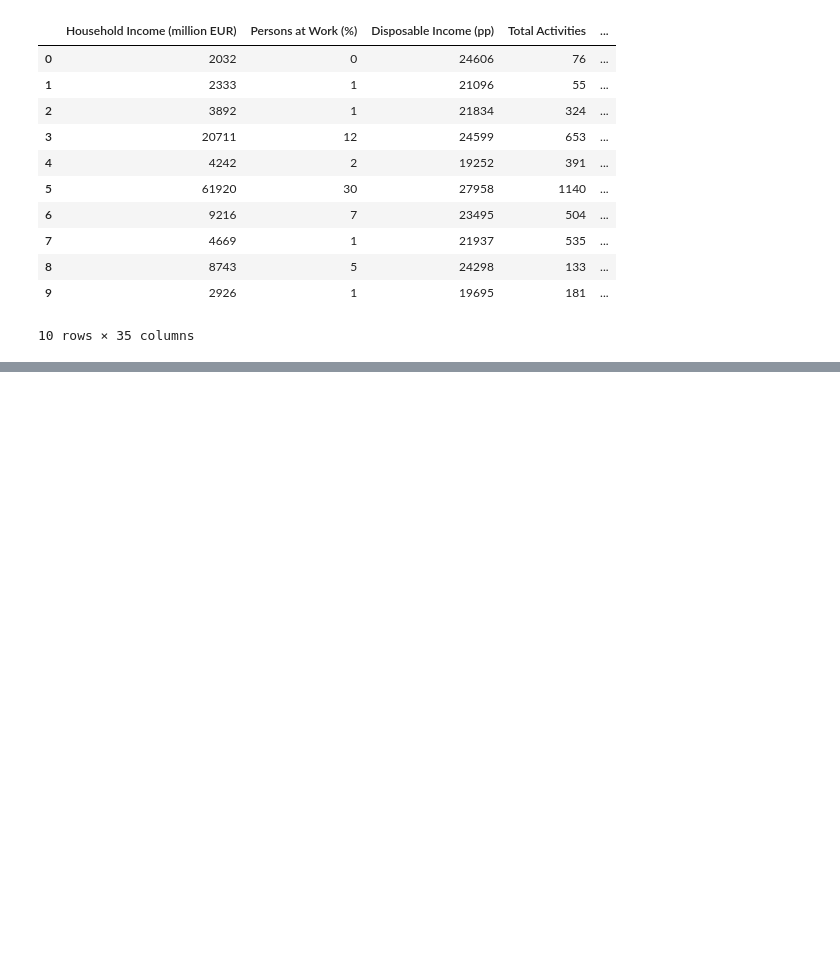
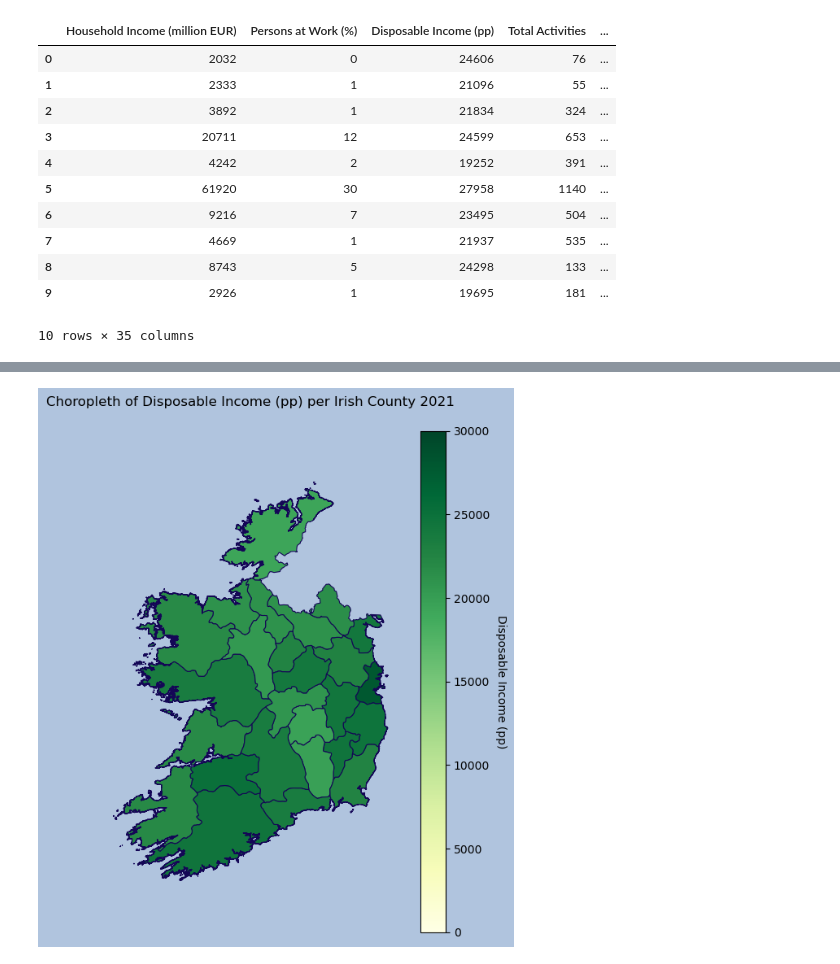
Before and after one commit to sbs22014/CA1_TourismIreland_MscDA, a Jupyter notebook: Data Clean and Merge for Project - 1.ipynb, the cells around one changed output, grey strips where cells are left out. Cells and saved outputs as stored; diff of their text form; code cells hidden in the pictures; blank space fills up the shorter version.

Commit message:
Update report and notebook with choropleths which have titles and colour bar legends

```diff
--- a/Data Clean and Merge for Project - 1.ipynb
+++ b/Data Clean and Merge for Project - 1.ipynb
@@ -1844,0 +1836,27 @@ ax.axis('off')
+# %%
+# Re-plot with title and colour bar legend text
+
+#Range of variable you use as map color (lowest to highest)
+vmin, vmax = 0, 30000
+
+# Subplot colour background
+fig, ax = plt.subplots(figsize=(6,8), facecolor='lightsteelblue')
+
+# Plot the map and assign the plot to a variable
+map_plot = df2.plot(column='Disposable Income (pp)', cmap='YlGn', linewidth=0.8, ax=ax, edgecolor='#140656',
+                    facecolor='lightslategray', vmin=vmin, vmax=vmax,
+                    legend=True, norm=plt.Normalize(vmin=vmin, vmax=vmax))
+
+# Turn off axis
+ax.axis('off')
+
+# Add colorbar legend
+cbar = map_plot.get_figure().get_axes()[1]
+cbar.set_ylabel('Disposable Income (pp)', rotation=270, labelpad=15)
+
+# Add title to the plot
+plt.title('Choropleth of Disposable Income (pp) per Irish County 2021', pad=50, x=0.5)
+
+plt.show()
+# %% [output]
+[figure, added]
```
Also changed, not shown: parts of 96 cells of this notebook, 1 other file.
